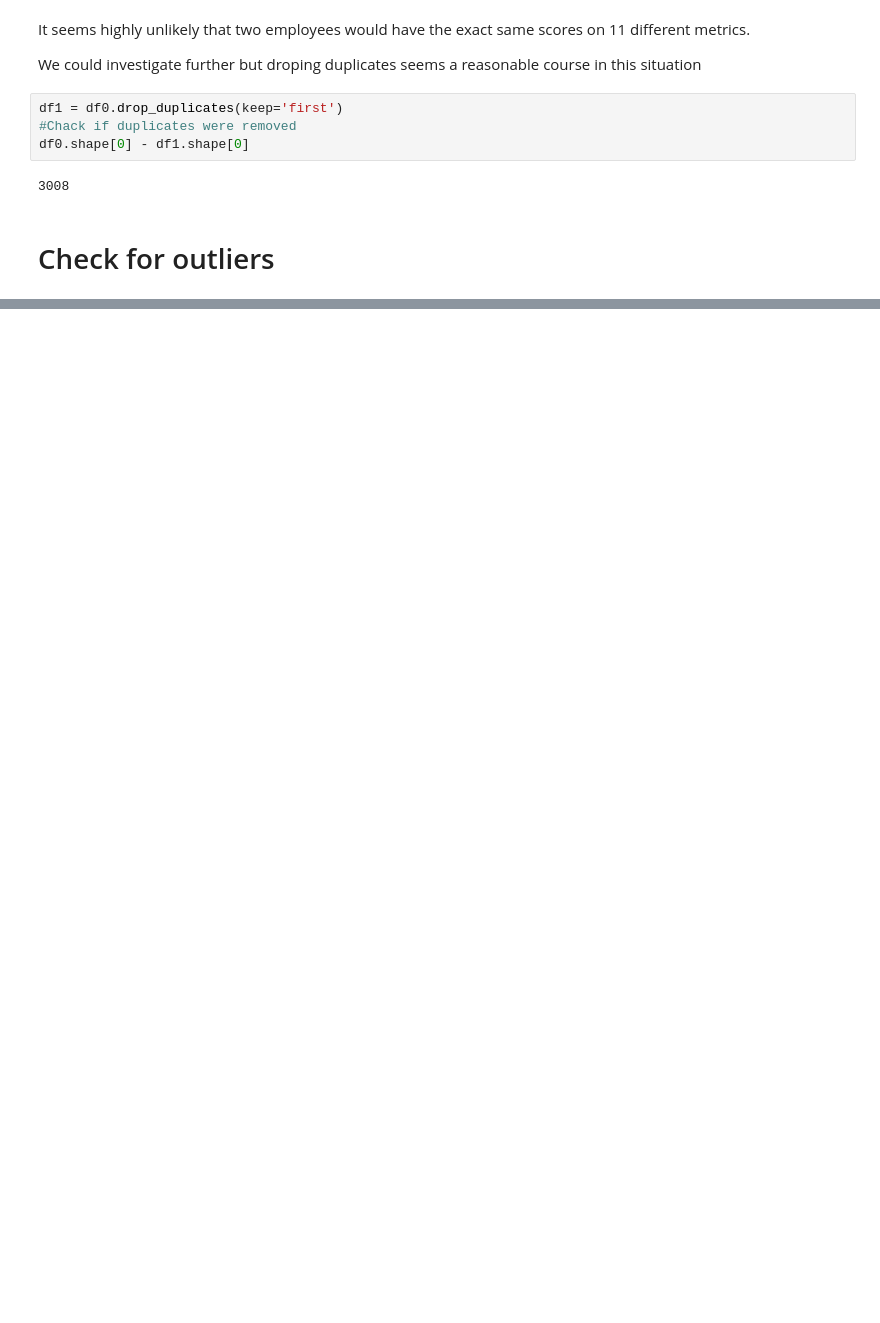
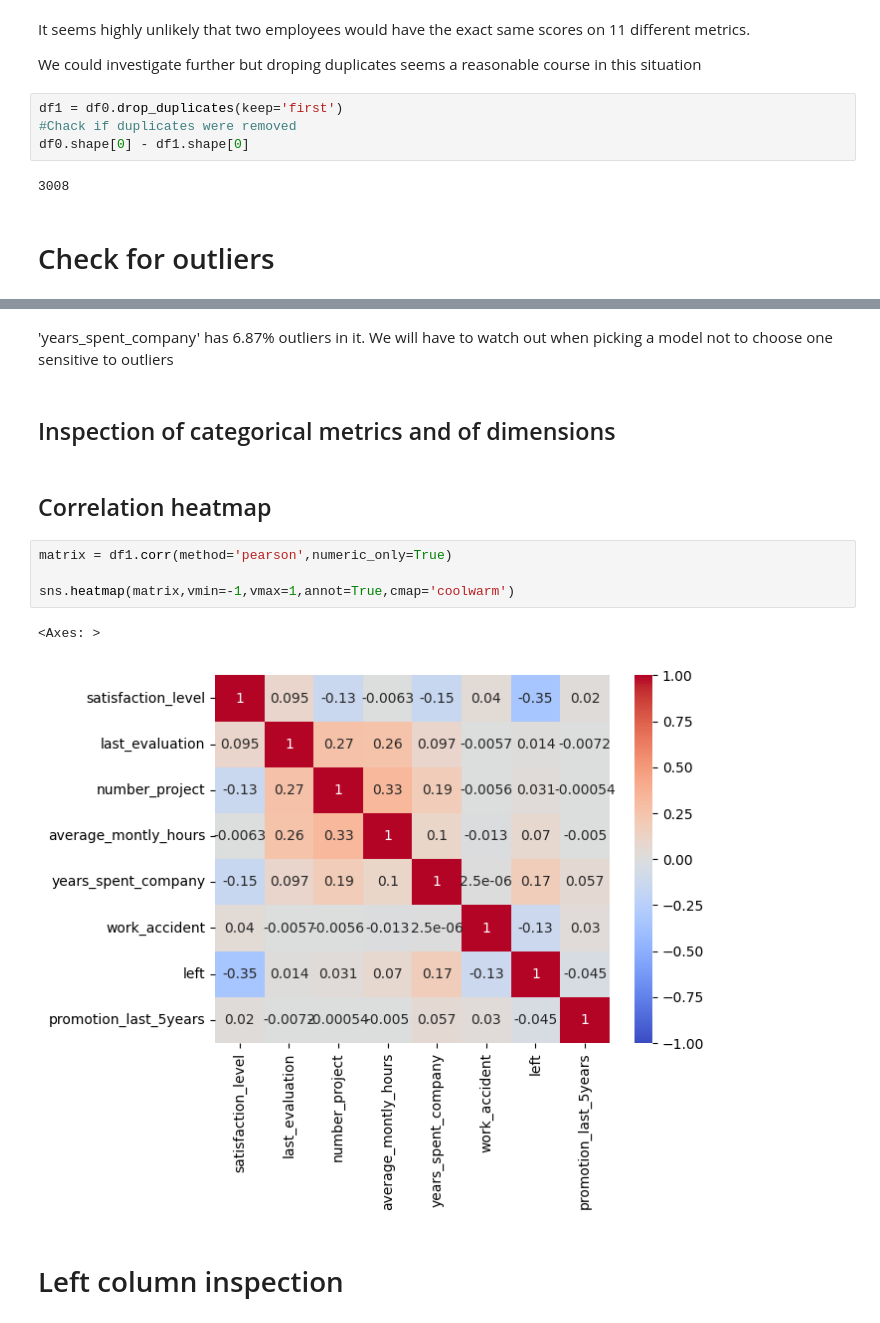
Before and after one commit to Max0513/Turn-over-analysis---Saliford-, a Jupyter notebook: Notebooks/data_cleanup.ipynb, the cells around one changed output, grey strips where cells are left out. Cells and saved outputs as stored; diff of their text form; blank space fills up the shorter version.

```diff
--- a/Notebooks/data_cleanup.ipynb
+++ b/Notebooks/data_cleanup.ipynb
@@ -92,0 +124,15 @@ df0.shape[0] - df1.shape[0]
+# %% [markdown]
+'years_spent_company' has 6.87% outliers in it. We will have to watch out when picking a model not to choose one sensitive to outliers
+# %% [markdown]
+## Inspection of categorical metrics and of dimensions
+# %% [markdown]
+## Correlation heatmap
+# %%
+matrix = df1.corr(method='pearson',numeric_only=True)
+
+sns.heatmap(matrix,vmin=-1,vmax=1,annot=True,cmap='coolwarm')
+# %% [output]
+<Axes: >
+[figure, added]
+# %% [markdown]
+# Left column inspection
```
Also changed, not shown: parts of 34 cells of this notebook, 1 other file.
